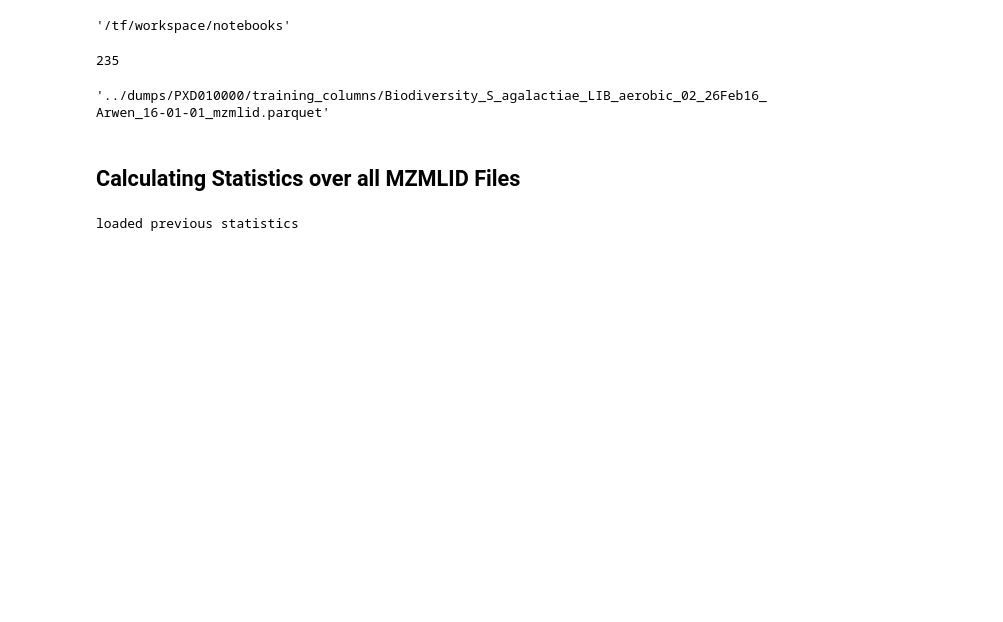
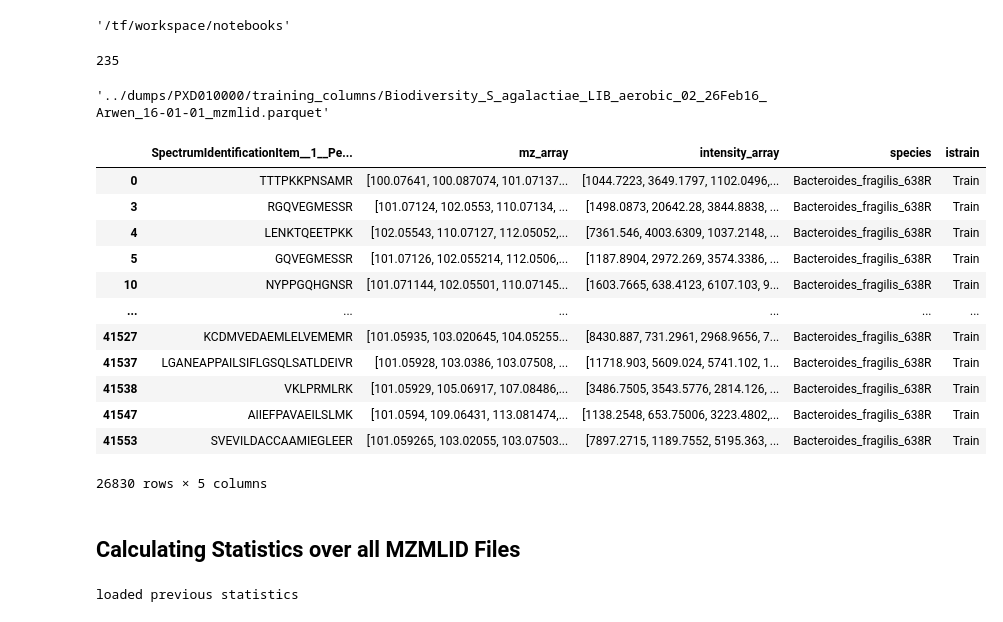
Before and after one commit to Miroka96/mmdenovo, a Jupyter notebook: notebooks/210415 Prototyping an ML Model with TFDatasets.ipynb, the cells around one changed output. Saved outputs shown, nothing was run; the diff lists cells and outputs as text; code cells hidden in the pictures; blank space fills up the shorter version.

```diff
--- a/notebooks/210415 Prototyping an ML Model with TFDatasets.ipynb
+++ b/notebooks/210415 Prototyping an ML Model with TFDatasets.ipynb
@@ -41,6 +42,22 @@ len(MZMLID_FILE_PATHS)
 MZMLID_FILE_PATHS[0]
 # %% [output]
 '../dumps/PXD010000/training_columns/Biodiversity_S_agalactiae_LIB_aerobic_02_26Feb16_Arwen_16-01-01_mzmlid.parquet'
+# %%
+pd.read_parquet(MZMLID_FILE_PATHS[1])
+# %% [output]
+|  | SpectrumIdentificationItem__1__Pe... | mz_array | intensity_array | species | istrain |
+| 0 | TTTPKKPNSAMR | [100.07641, 100.087074, 101.07137... | [1044.7223, 3649.1797, 1102.0496,... | Bacteroides_fragilis_638R | Train |
+| 3 | RGQVEGMESSR | [101.07124, 102.0553, 110.07134, ... | [1498.0873, 20642.28, 3844.8838, ... | Bacteroides_fragilis_638R | Train |
+| 4 | LENKTQEETPKK | [102.05543, 110.07127, 112.05052,... | [7361.546, 4003.6309, 1037.2148, ... | Bacteroides_fragilis_638R | Train |
+| 5 | GQVEGMESSR | [101.07126, 102.055214, 112.0506,... | [1187.8904, 2972.269, 3574.3386, ... | Bacteroides_fragilis_638R | Train |
+| 10 | NYPPGQHGNSR | [101.071144, 102.05501, 110.07145... | [1603.7665, 638.4123, 6107.103, 9... | Bacteroides_fragilis_638R | Train |
+| ... | ... | ... | ... | ... | ... |
+| 41527 | KCDMVEDAEMLELVEMEMR | [101.05935, 103.020645, 104.05255... | [8430.887, 731.2961, 2968.9656, 7... | Bacteroides_fragilis_638R | Train |
+| 41537 | LGANEAPPAILSIFLGSQLSATLDEIVR | [101.05928, 103.0386, 103.07508, ... | [11718.903, 5609.024, 5741.102, 1... | Bacteroides_fragilis_638R | Train |
+| 41538 | VKLPRMLRK | [101.05929, 105.06917, 107.08486,... | [3486.7505, 3543.5776, 2814.126, ... | Bacteroides_fragilis_638R | Train |
+| 41547 | AIIEFPAVAEILSLMK | [101.0594, 109.06431, 113.081474,... | [1138.2548, 653.75006, 3223.4802,... | Bacteroides_fragilis_638R | Train |
+| 41553 | SVEVILDACCAAMIEGLEER | [101.059265, 103.02055, 103.07503... | [7897.2715, 1189.7552, 5195.363, ... | Bacteroides_fragilis_638R | Train |
+26830 rows × 5 columns
 # %%
 SEQ = FilteringProcessor.default_peptide_sequence_column_name
 MZ = FilteringProcessor.default_mz_array_column_name
```
Also changed, not shown: parts of 3 cells of this notebook, 2 other files.
